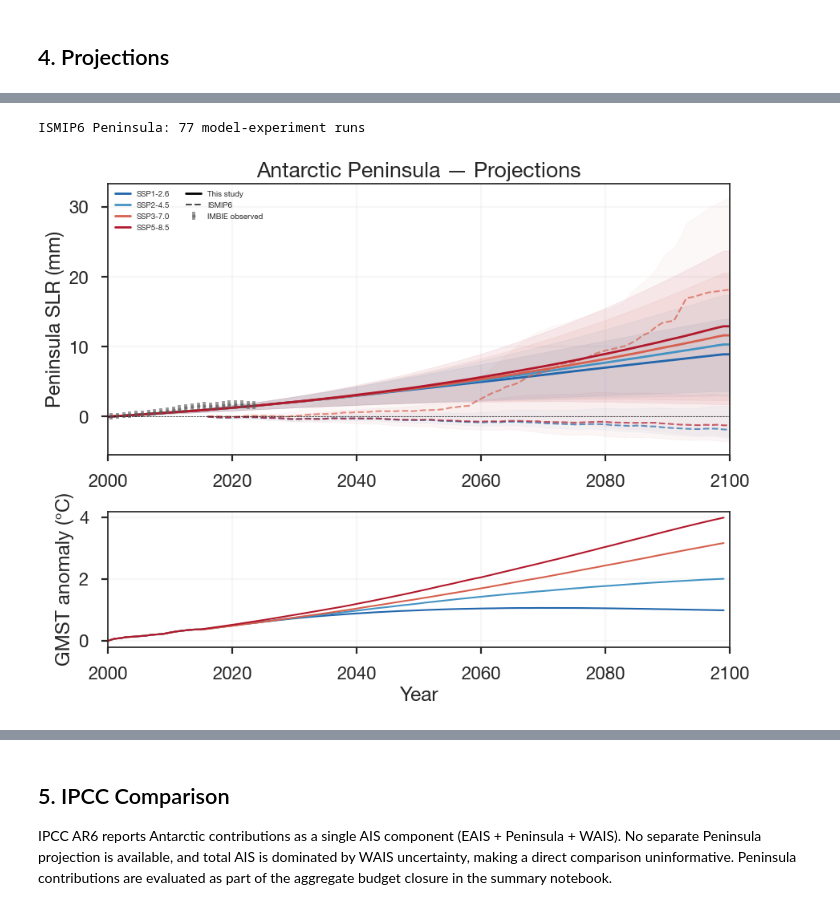
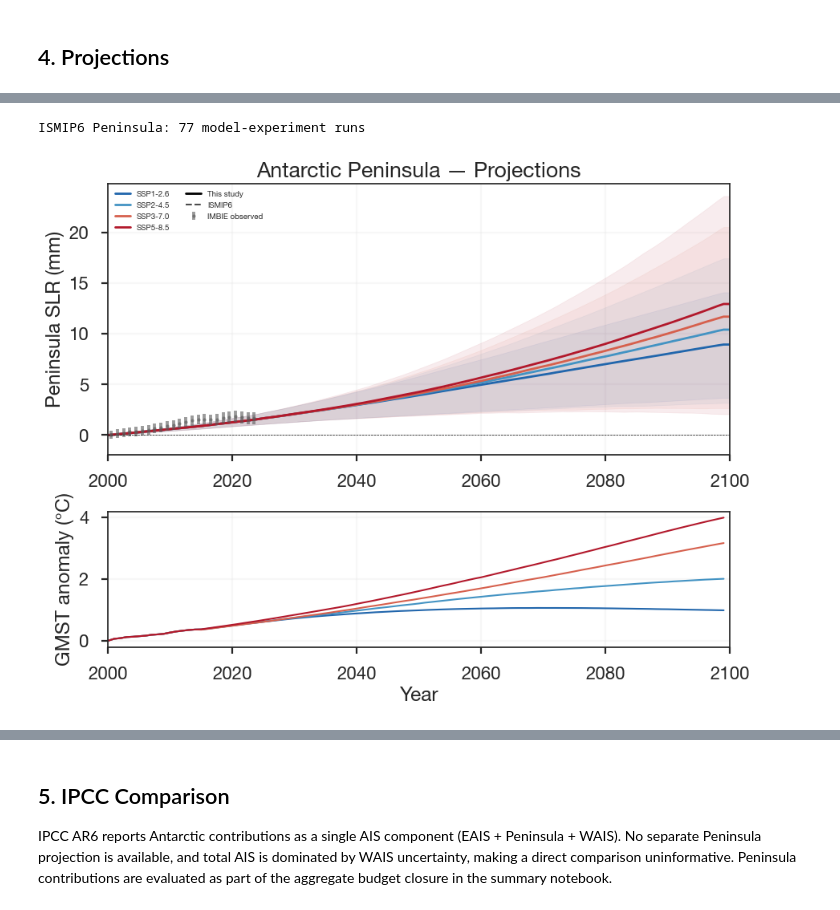
Before and after one commit to bminchew/GMSLR_forecast_v1, a Jupyter notebook: slr_forecast/notebooks/component_apeninsula.ipynb, the cells around one changed output, grey strips where cells are left out. Drawn from its saved outputs; the diff is of its cells as text; code cells hidden in the pictures.

```diff
--- a/slr_forecast/notebooks/component_apeninsula.ipynb
+++ b/slr_forecast/notebooks/component_apeninsula.ipynb
@@ -630,45 +775,45 @@ for ssp in PROJ_SSPS:
     ax_sl.fill_between(yr_plot, lo, hi, color=color, alpha=0.08)
 
     # ISMIP6 ensemble overlay (dashed)
-    exps = EXP_GROUPS.get(ssp)
-    if exps:
-        stats = ismip6_ensemble_stats(pen_ismip6, experiments=exps,
-                                       baseline_year=BASELINE_YEAR)
-        if stats is not None:
-            ax_sl.plot(stats['time'], stats['median'] * M_TO_MM,
-                       color=color, ls='--', lw=1.5, alpha=0.7)
-            ax_sl.fill_between(stats['time'],
-                               stats['p5'] * M_TO_MM, stats['p95'] * M_TO_MM,
-                               color=color, alpha=0.04)
+    #exps = EXP_GROUPS.get(ssp)
+    #if exps:
+    #    stats = ismip6_ensemble_stats(pen_ismip6, experiments=exps,
+    #                                   baseline_year=BASELINE_YEAR)
+    #    if stats is not None:
+    #        ax_sl.plot(stats['time'], stats['median'] * M_TO_MM,
+    #                   color=color, ls='--', lw=1.5, alpha=0.7)
+    #        ax_sl.fill_between(stats['time'],
+    #                           stats['p5'] * M_TO_MM, stats['p95'] * M_TO_MM,
+    #                           color=color, alpha=0.04)
 
 # Observations
 ax_sl.errorbar(pen_year, pen_rebase * M_TO_MM, yerr=2 * pen_sigma * M_TO_MM,
                fmt='o', ms=3, color='0.35', alpha=0.6, label='IMBIE observed')
 ax_sl.plot([], [], 'k-', lw=2, label='This study')
 ax_sl.plot([], [], 'k--', lw=1.5, alpha=0.7, label='ISMIP6')
 ax_sl.set_ylabel('Peninsula SLR (mm)')
 ax_sl.set_title('Antarctic Peninsula — Projections')
 ax_sl.legend(fontsize=7, loc='upper left', ncol=2)
 ax_sl.axhline(0, color='k', lw=0.5, ls='--')
 ax_sl.set_xlim(2000, 2100)
 ax_sl.grid(True, alpha=0.2)
 
 # Temperature panel
 for ssp in PROJ_SSPS:
     color = SSP_COLORS.get(ssp, 'gray')
     ts = temp_scenarios[ssp]
     mask_t = (ts['years'] >= 2000) & (ts['years'] <= 2100)
     ax_t.plot(ts['years'][mask_t], ts['temperature'][mask_t], color=color, lw=1.5)
 ax_t.set_ylabel('GMST anomaly (°C)')
 ax_t.set_xlabel('Year')
 ax_t.set_xlim(2000, 2100)
 ax_t.grid(True, alpha=0.2)
 
 plt.savefig(f'{FIG_DIR}/component_apeninsula_twopanel.png', dpi=150, bbox_inches='tight')
 plt.show()
 # %% [output]
 ISMIP6 Peninsula: 77 model-experiment runs
-[figure, old version]
+[figure, new version]
 # %%
 # ── Histogram: this study + ISMIP6 at 2100 ──
 idx_2100 = np.argmin(np.abs(PROJ_YEARS - 2100))
```
Also changed, not shown: parts of 8 cells of this notebook, 1 other file.
